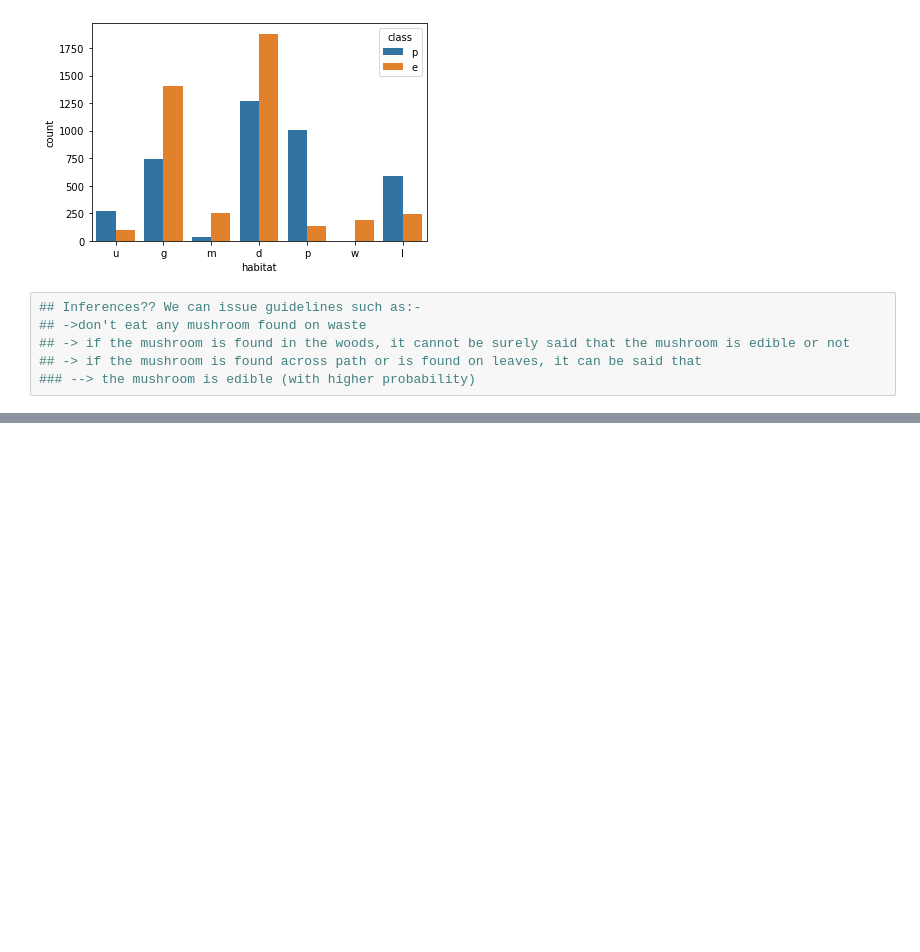
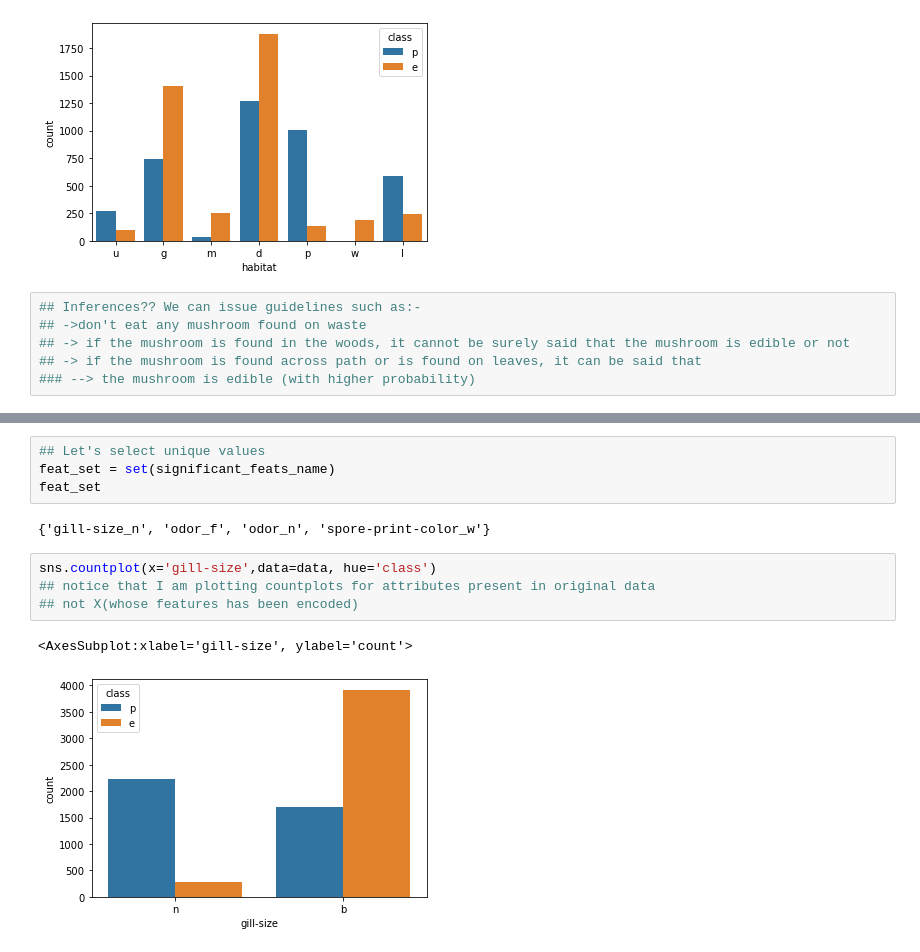
Before and after one commit to ShashwatVv/PickMush, a Jupyter notebook: MushroomClassifier.ipynb, the cells around one changed output, grey strips where cells are left out. Saved outputs shown, nothing was run; the diff lists cells and outputs as text; blank space fills up the shorter version.

```diff
--- a/MushroomClassifier.ipynb
+++ b/MushroomClassifier.ipynb
@@ -259,0 +284,13 @@ plt.legend()
+# %%
+## Let's select unique values
+feat_set = set(significant_feats_name)
+feat_set
+# %% [output]
+{'gill-size_n', 'odor_f', 'odor_n', 'spore-print-color_w'}
+# %%
+sns.countplot(x='gill-size',data=data, hue='class')
+## notice that I am plotting countplots for attributes present in original data
+## not X(whose features has been encoded)
+# %% [output]
+<AxesSubplot:xlabel='gill-size', ylabel='count'>
+[figure, added]
```
Also changed, not shown: parts of 15 cells of this notebook.
